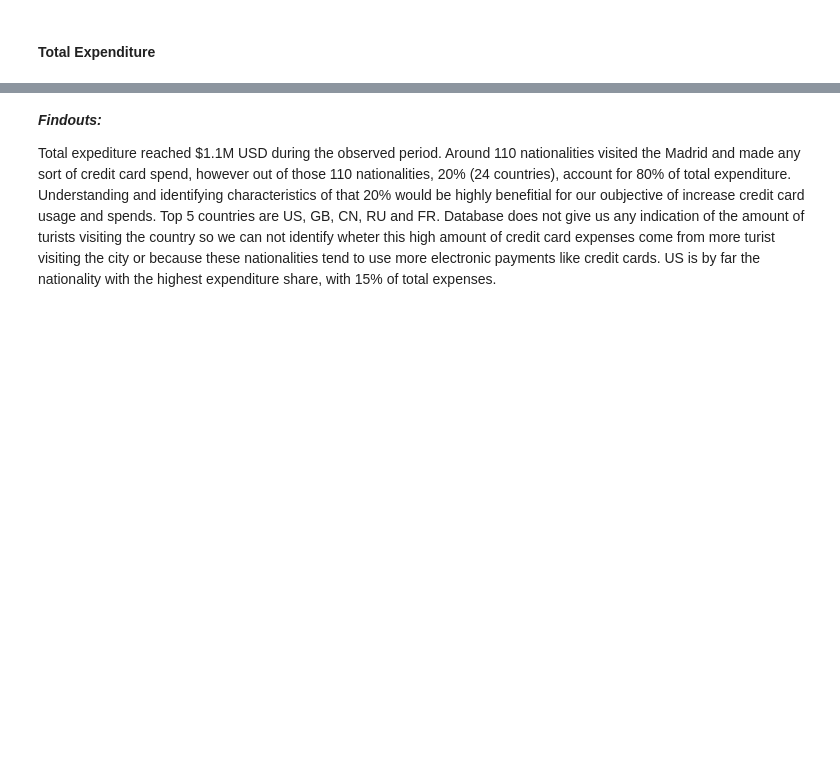
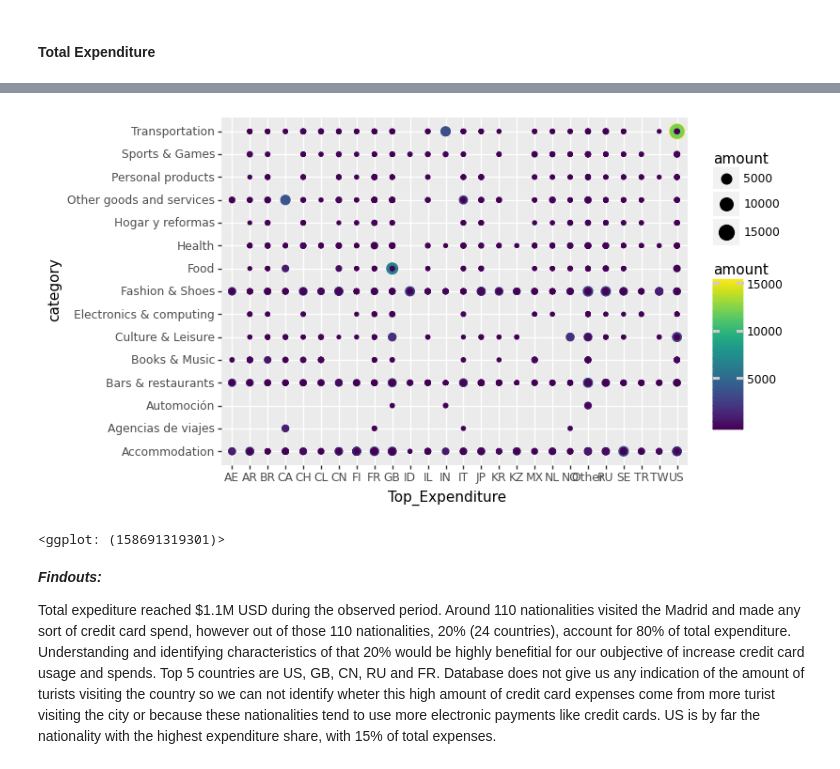
Before and after one commit to callysthenes/citibank_business_case_visual, a Jupyter notebook: EDA_Diana.ipynb, the cells around one changed output, grey strips where cells are left out. Drawn from its saved outputs; the diff is of its cells as text; code cells hidden in the pictures; blank space fills up the shorter version.

```diff
--- a/EDA_Diana.ipynb
+++ b/EDA_Diana.ipynb
@@ -288,3 +292,9 @@ ggplot(Left_join, aes(x ='reorder(category, amount, fun=sum)', y = 'amount', fil
+# %%
+ggplot(Left_join, aes('Top_Expenditure', 'category', size='amount', color = 'amount')) +\
+  geom_point()
+# %% [output]
+[figure, added]
+<ggplot: (158691319301)>
 # %% [markdown]
 ***Findouts:***
 
```
Also changed, not shown: parts of 14 cells of this notebook.
